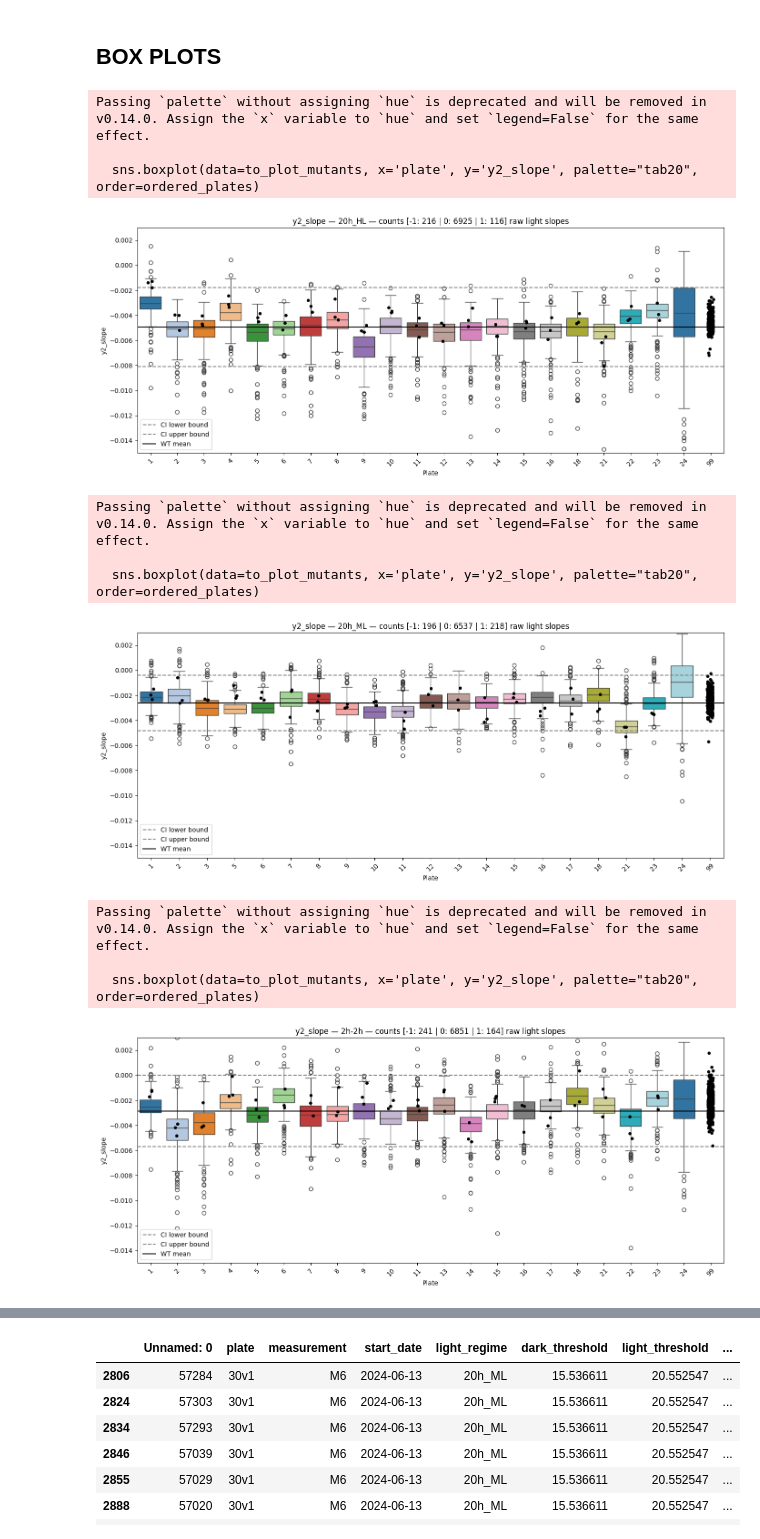
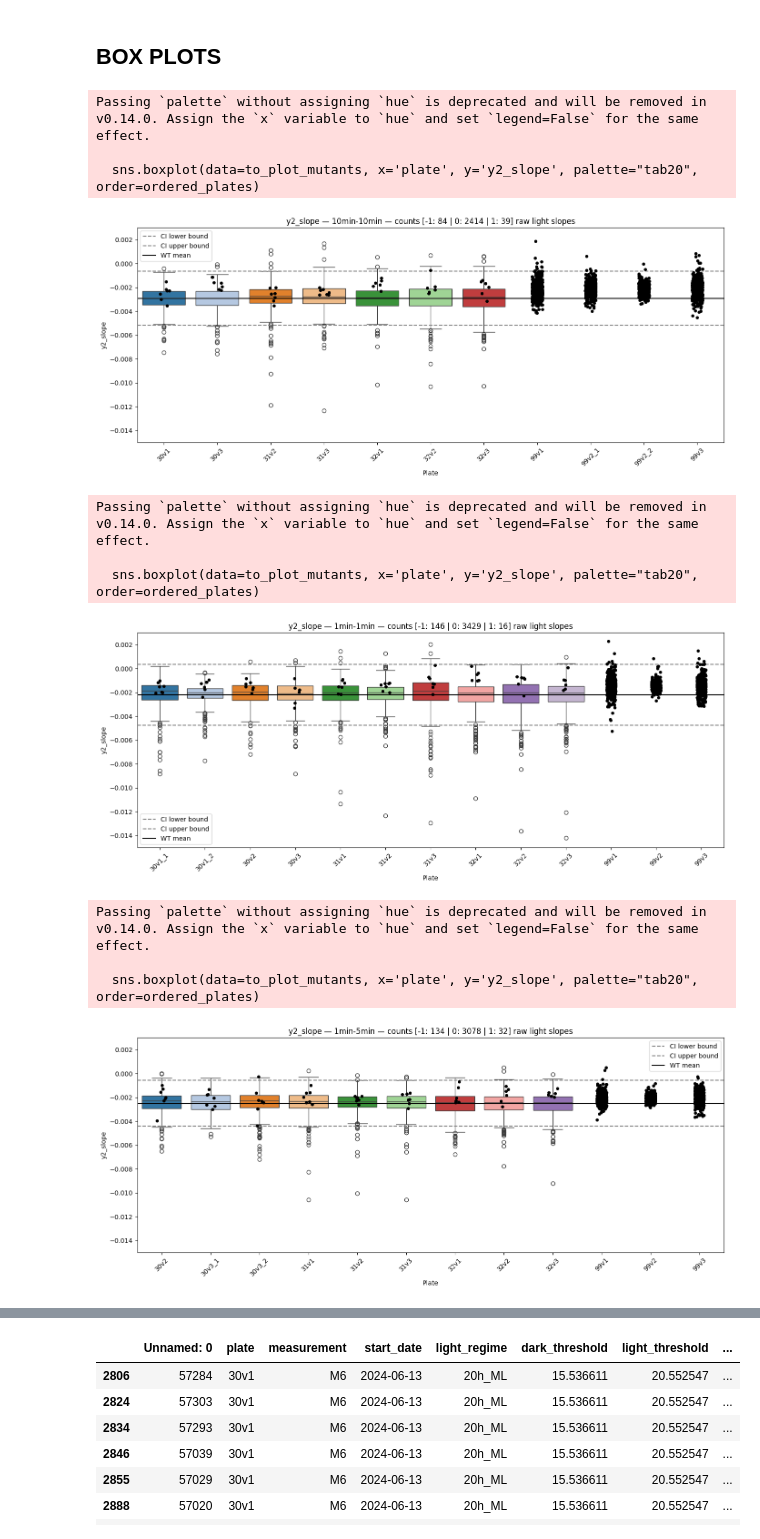
Before and after one commit to Imane-Mkt/Chlamy, a Jupyter notebook: Chlamy_Project_v2-main/Notebooks_Imane/slopesraw(debatching).ipynb, the cells around one changed output, grey strips where cells are left out. Cells and saved outputs as stored; diff of their text form; code cells hidden in the pictures.

```diff
--- a/Chlamy_Project_v2-main/Notebooks_Imane/slopesraw(debatching).ipynb
+++ b/Chlamy_Project_v2-main/Notebooks_Imane/slopesraw(debatching).ipynb
@@ -821,43 +821,43 @@ def detect_and_plot_slope_outliers(data, alpha=0.05, plot=True):
 
             to_plot_wt['plate'] = to_plot_wt['plate'].astype(str)
             to_plot_mutants['plate'] = to_plot_mutants['plate'].astype(str)
             ordered_plates = sorted(data_light['plate'].unique())
 
             plt.figure(figsize=(14, 6))
             sns.boxplot(data=to_plot_mutants, x='plate', y='y2_slope', palette="tab20", order=ordered_plates)
             sns.stripplot(data=to_plot_wt, x='plate', y='y2_slope', color='black', size=5, jitter=True, order=ordered_plates)
 
             plt.axhline(ci_low, color='gray', linestyle='--', label='CI lower bound')
             plt.axhline(ci_high, color='gray', linestyle='--', label='CI upper bound')
             plt.axhline(mu, color='black', linestyle='-', label='WT mean')
 
             count_str = " | ".join([f"{k}: {to_plot_mutants['slope_cluster_y2'].tolist().count(k)}" for k in [-1, 0, 1]])
             plt.title(f'y2_slope — {light} — counts [{count_str}] raw light slopes')
             plt.ylabel('y2_slope')
             plt.xlabel('Plate')
             plt.xticks(rotation=45)
             plt.ylim(-0.015,0.003)
             plt.legend()
             plt.tight_layout()
             plt.show()
 
 # Exemple d'appel
-data = pd.read_csv('/home/imokhtatif/.vscode-server/Chlamy_Project_v2-main/Data/2025_5_phase1_light_status_slope.csv')
+data = pd.read_csv('/home/imokhtatif/.vscode-server/Chlamy_Project_v2-main/Data/Bayesian_latest_phase2(5.18).csv')
 #data['plate'] = data['plate'].astype(str)
 detect_and_plot_slope_outliers(data, alpha=0.05, plot=True)
 # %% [output]
 Passing `palette` without assigning `hue` is deprecated and will be removed in v0.14.0. Assign the `x` variable to `hue` and set `legend=False` for the same effect.
 
   sns.boxplot(data=to_plot_mutants, x='plate', y='y2_slope', palette="tab20", order=ordered_plates)
-[figure, old version]
+[figure, new version]
 Passing `palette` without assigning `hue` is deprecated and will be removed in v0.14.0. Assign the `x` variable to `hue` and set `legend=False` for the same effect.
 
   sns.boxplot(data=to_plot_mutants, x='plate', y='y2_slope', palette="tab20", order=ordered_plates)
-[figure, old version]
+[figure, new version]
 Passing `palette` without assigning `hue` is deprecated and will be removed in v0.14.0. Assign the `x` variable to `hue` and set `legend=False` for the same effect.
 
   sns.boxplot(data=to_plot_mutants, x='plate', y='y2_slope', palette="tab20", order=ordered_plates)
-[figure, old version]
+[figure, new version]
 Passing `palette` without assigning `hue` is deprecated and will be removed in v0.14.0. Assign the `x` variable to `hue` and set `legend=False` for the same effect.
 
   sns.boxplot(data=to_plot_mutants, x='plate', y='y2_slope', palette="tab20", order=ordered_plates)
```
Also changed, not shown: parts of 1 cell of this notebook, 4 other files.
